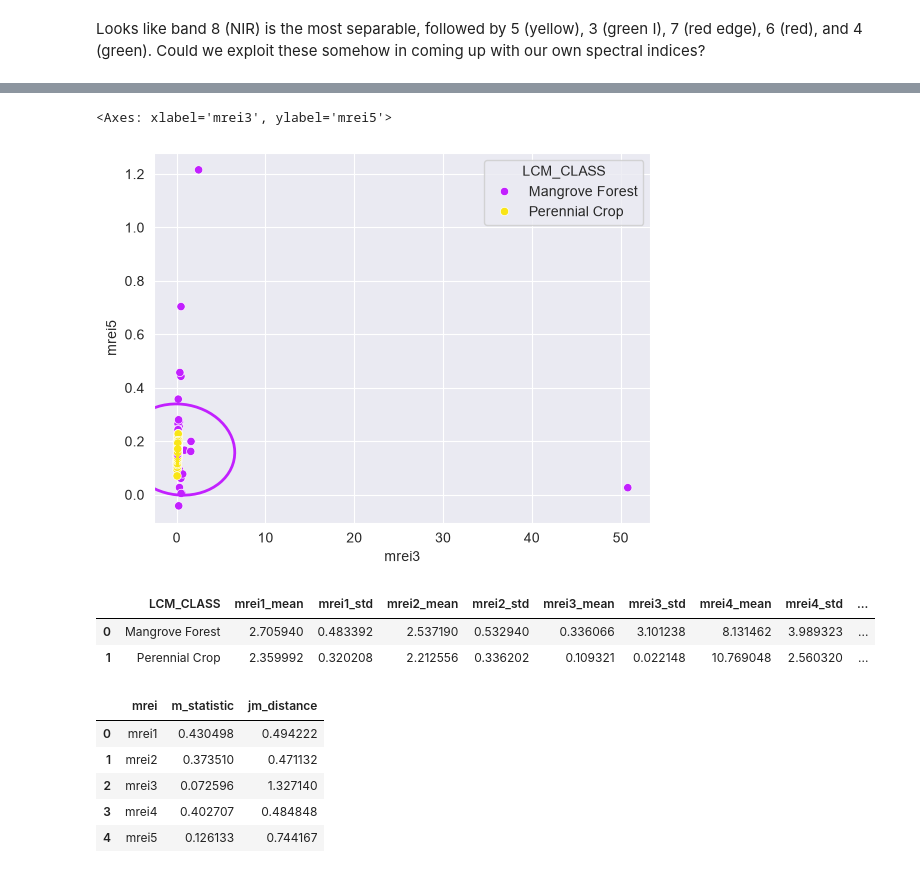
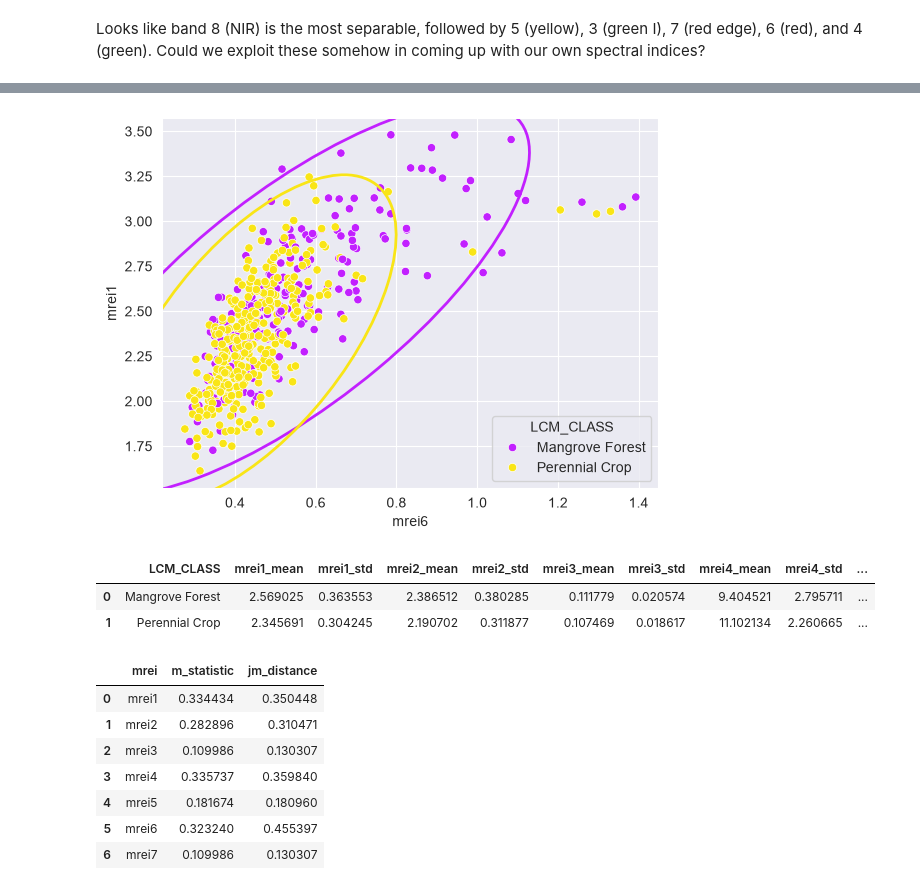
Before and after one commit to jeromemaiquez/gms-ir-mangrove-seagrass-surigao, a Jupyter notebook: main.ipynb, the cells around one changed output, grey strips where cells are left out. Drawn from its saved outputs; the diff is of its cells as text; code cells hidden in the pictures.

```diff
--- a/main.ipynb
+++ b/main.ipynb
@@ -19,7 +19,7 @@ df_bands = pd.read_csv(fp_bands).drop(columns=['id', 'xcoord', 'ycoord', 'gmw1']
 # df_bands['LCM_CLASS'] = df_bands['LCM_CLASS'].astype('category')
 
 band_names = [col for col in df_bands.columns if col.startswith('b')]
-df_bands = indices.remove_outliers(df_bands, band_names, impute=True)
+df_bands = indices.remove_outliers(df_bands, band_names, impute=False)
 
 df_bands.head()
 # %% [output]
@@ -337,3 +342,9 @@ mrei4 = (df_bands.b8 - df_bands.b2) / (df_bands.b2 + df_bands.b1 + config.DENOMI
 
 # Taken from documentation (past attempt)
 mrei5 = (df_bands.b7 - df_bands.b6) / (df_bands.b8 - df_bands.b6 + config.DENOMINATOR_ERROR_TERM)
+
+# Constant b1 & b2 --> constant numerator; smaller b8 --> smaller denominator --> larger ratio
+mrei6 = 5 * (df_bands.b2 + df_bands.b1) / (df_bands.b8 + config.DENOMINATOR_ERROR_TERM)
+
+# Taken from documentation (past attempt)
+mrei7 = (df_bands.b7 - df_bands.b4) / (df_bands.b8 - df_bands.b4 + config.DENOMINATOR_ERROR_TERM)
@@ -340,7 +353,7 @@ mrei5 = (df_bands.b7 - df_bands.b6) / (df_bands.b8 - df_bands.b6 + config.DENOMI
 # %%
 df_mrei = df_bands.copy(deep=True).drop(columns=band_names)
-mrei_names = [f'mrei{i+1}' for i in range(5)]
-df_mrei[mrei_names] = np.array([mrei1, mrei2, mrei3, mrei4, mrei5]).T
-df_mrei = indices.remove_outliers(df_mrei, mrei_names, impute=True)
+mrei_names = [f'mrei{i+1}' for i in range(7)]
+df_mrei[mrei_names] = np.array([mrei1, mrei2, mrei3, mrei4, mrei5, mrei6, mrei7]).T
+# df_mrei = indices.remove_outliers(df_mrei, mrei_names, impute=False)
 df_mrei.head()
 # %% [output]
@@ -381,15 +396,16 @@ plot.boxplot_bands(
 # %%
-plot.scatterplot_bands(
+ax = plot.scatterplot_bands(
     data=df_mrei,
-    band_x='mrei3',
-    band_y='mrei5',
+    band_x='mrei6',
+    band_y='mrei1',
     category_column='LCM_CLASS',
     cats_compared=vegetation_classes,
-    n_std=2
+    n_std=3
 )
+
+# ax.set_ylim(-1, 1)
 # %% [output]
-<Axes: xlabel='mrei3', ylabel='mrei5'>
-[figure, old version]
+[figure, new version]
 # %%
 df_mrei_stats = validate.agg_per_class(
     data=df_mrei,
@@ -401,8 +417,8 @@ df_mrei_stats = validate.agg_per_class(
 df_mrei_stats
 # %% [output]
 |  | LCM_CLASS | mrei1_mean | mrei1_std | mrei2_mean | mrei2_std | mrei3_mean | mrei3_std | mrei4_mean | mrei4_std | ... |
-| 0 | Mangrove Forest | 2.705940 | 0.483392 | 2.537190 | 0.532940 | 0.336066 | 3.101238 | 8.131462 | 3.989323 | ... |
-| 1 | Perennial Crop | 2.359992 | 0.320208 | 2.212556 | 0.336202 | 0.109321 | 0.022148 | 10.769048 | 2.560320 | ... |
+| 0 | Mangrove Forest | 2.569025 | 0.363553 | 2.386512 | 0.380285 | 0.111779 | 0.020574 | 9.404521 | 2.795711 | ... |
+| 1 | Perennial Crop | 2.345691 | 0.304245 | 2.190702 | 0.311877 | 0.107469 | 0.018617 | 11.102134 | 2.260665 | ... |
 # %%
 df_mrei_separ = validate.get_separability(
     df_mrei_stats,
@@ -415,11 +431,13 @@ df_mrei_separ = validate.get_separability(
 df_mrei_separ
 # %% [output]
 |  | mrei | m_statistic | jm_distance |
-| 0 | mrei1 | 0.430498 | 0.494222 |
-| 1 | mrei2 | 0.373510 | 0.471132 |
-| 2 | mrei3 | 0.072596 | 1.327140 |
-| 3 | mrei4 | 0.402707 | 0.484848 |
-| 4 | mrei5 | 0.126133 | 0.744167 |
+| 0 | mrei1 | 0.334434 | 0.350448 |
+| 1 | mrei2 | 0.282896 | 0.310471 |
+| 2 | mrei3 | 0.109986 | 0.130307 |
+| 3 | mrei4 | 0.335737 | 0.359840 |
+| 4 | mrei5 | 0.181674 | 0.180960 |
+| 5 | mrei6 | 0.323240 | 0.455397 |
+| 6 | mrei7 | 0.109986 | 0.130307 |
 # %%
 plot.separability_2class(
     df_mrei_separ,
```
Also changed, not shown: parts of 26 cells of this notebook, 2 other files.
